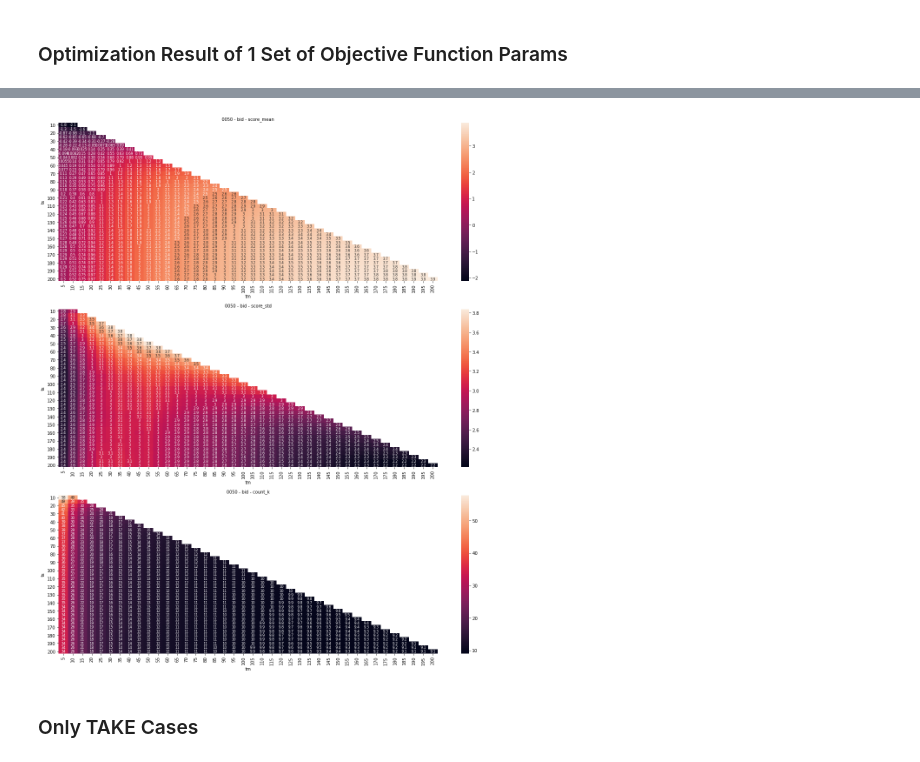
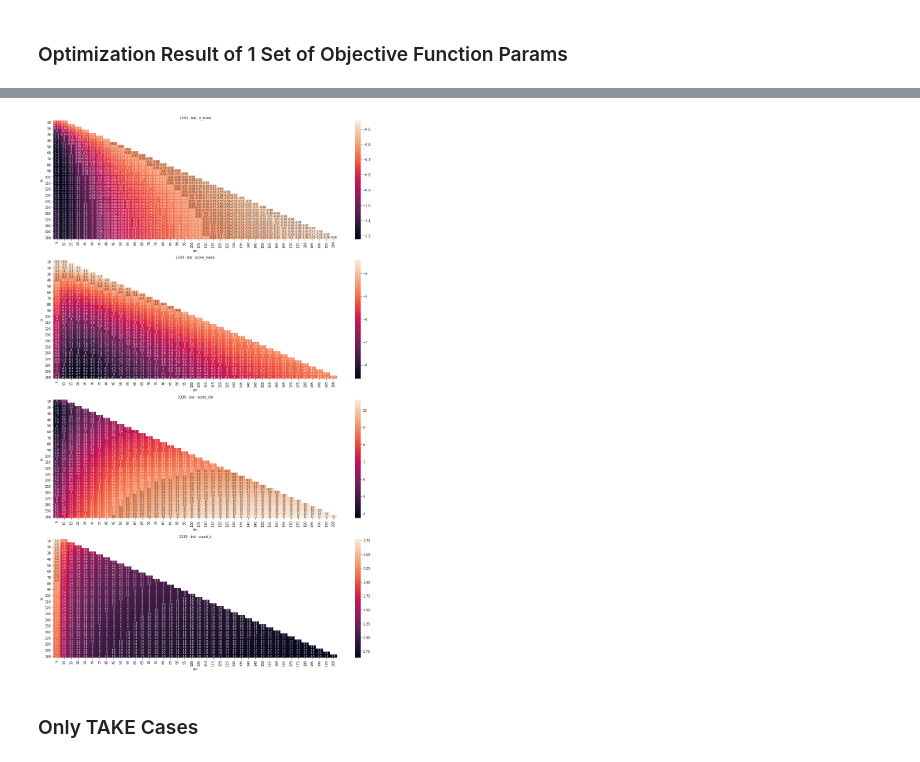
Before and after one commit to anthonywah/mafs6100-order-placement-strategy, a Jupyter notebook: stage-4.ipynb, the cells around one changed output, grey strips where cells are left out. Drawn from its saved outputs; the diff is of its cells as text; code cells hidden in the pictures.

```diff
--- a/stage-4.ipynb
+++ b/stage-4.ipynb
@@ -27,7 +27,7 @@ for k, df in tqdm.tqdm(gb, desc='GettingSimData', ncols=200, total=len(gb.groups
         res_dict[k] = get_sim_res(path_ls=df['path'].unique().tolist())
 
     # Calculate score
-    res_score = obj(res_dict[k]['pnl'], res_dict[k]['duration'], **{'lmda': 1, 't_func': lambda x: np.sqrt(x / 1000.)})
+    res_score = obj2(res_dict[k]['pnl'], res_dict[k]['duration'], **{'lmda': 1, 't_func': lambda x: np.sqrt(x / 1000.)})
     res_score = res_score[np.logical_and(~np.isnan(res_score), ~np.isinf(res_score))]
     res_dict[k].update({
         'scores': res_score,
@@ -35,6 +35,7 @@ for k, df in tqdm.tqdm(gb, desc='GettingSimData', ncols=200, total=len(gb.groups
         'score_mean': np.nanmean(res_score),
         'score_std': np.nanstd(res_score)
     })
+    res_dict[k]['z_score'] = res_dict[k]['score_mean'] / res_dict[k]['score_std']
 # %%
-plot_heatmap(stock_code_ls=['0050'], side_ls=['bid'], plot_attri_ls=['score_mean', 'score_std', 'count_k'], res_dict=res_dict)
+plot_heatmap(stock_code_ls=['2330'], side_ls=['bid'], plot_attri_ls=['z_score', 'score_mean', 'score_std', 'count_k'], res_dict=res_dict)
 # %% [output]
@@ -44,4 +46,4 @@ plot_heatmap(stock_code_ls=['0050'], side_ls=['bid'], plot_attri_ls=['score_mean
-[figure, old version]
+[figure, new version]
 # %% [markdown]
 ### Only TAKE Cases
 # %%
```
Also changed, not shown: parts of 4 cells of this notebook, 2 other files.
